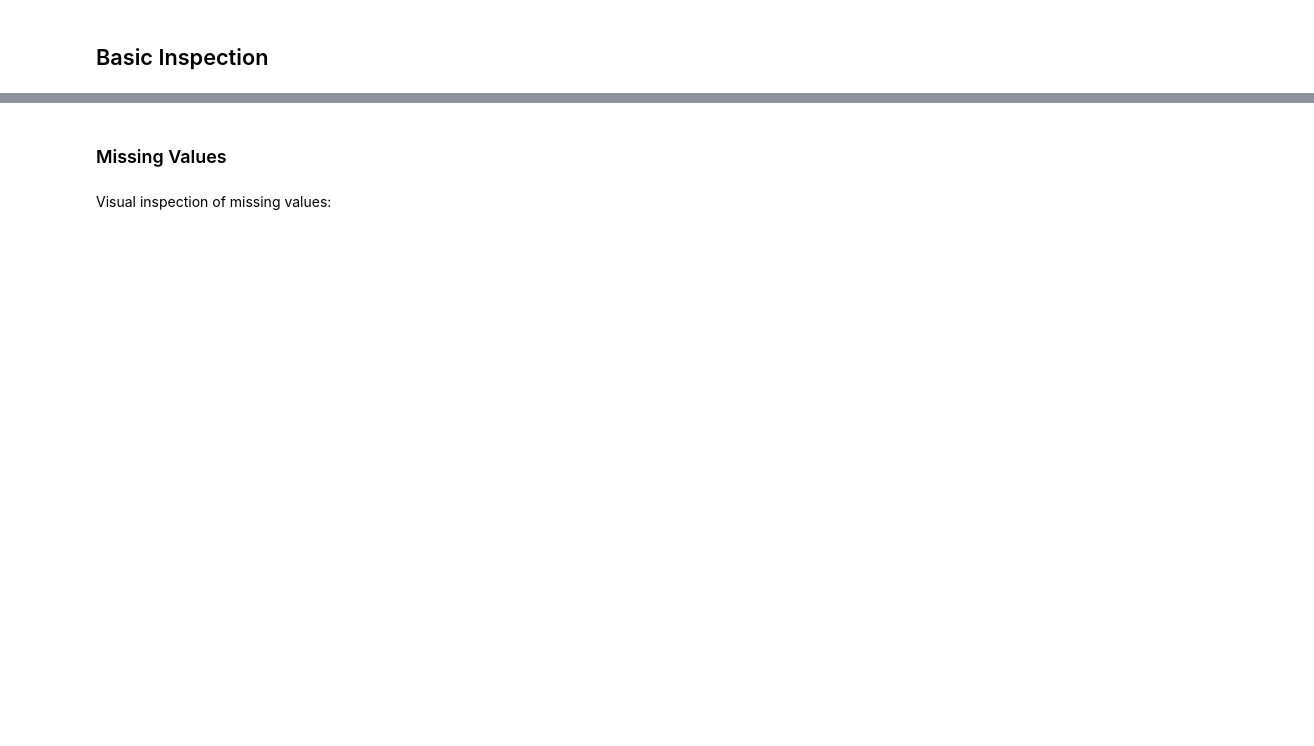
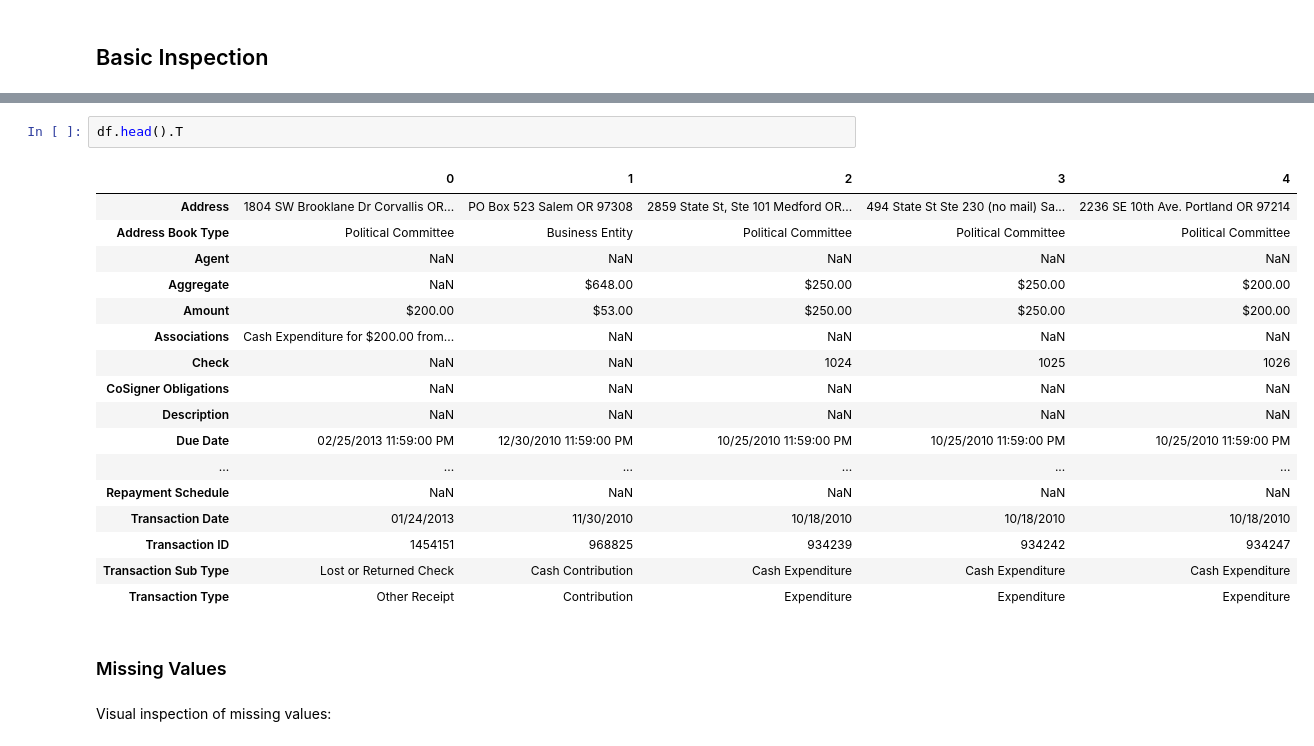
Before and after one commit to hackoregon/elections-2018, a Jupyter notebook: notebooks/transaction_detail_first_batch_QA_mxc.ipynb, the cells around one changed output, grey strips where cells are left out. Cells and saved outputs as stored; diff of their text form; blank space fills up the shorter version.

```diff
--- a/notebooks/transaction_detail_first_batch_QA_mxc.ipynb
+++ b/notebooks/transaction_detail_first_batch_QA_mxc.ipynb
@@ -30,3 +169,23 @@ odf = pd.read_csv(io.StringIO(r.content.decode('utf-8')), dtype='O')
+# %%
+df.head().T
+# %% [output]
+|  | 0 | 1 | 2 | 3 | 4 |
+| Address | 1804 SW Brooklane Dr Corvallis OR... | PO Box 523 Salem OR 97308 | 2859 State St, Ste 101 Medford OR... | 494 State St Ste 230 (no mail) Sa... | 2236 SE 10th Ave. Portland OR 97214 |
+| Address Book Type | Political Committee | Business Entity | Political Committee | Political Committee | Political Committee |
+| Agent | NaN | NaN | NaN | NaN | NaN |
+| Aggregate | NaN | $648.00 | $250.00 | $250.00 | $200.00 |
+| Amount | $200.00 | $53.00 | $250.00 | $250.00 | $200.00 |
+| Associations | Cash Expenditure for $200.00 from... | NaN | NaN | NaN | NaN |
+| Check | NaN | NaN | 1024 | 1025 | 1026 |
+| CoSigner Obligations | NaN | NaN | NaN | NaN | NaN |
+| Description | NaN | NaN | NaN | NaN | NaN |
+| Due Date | 02/25/2013 11:59:00 PM | 12/30/2010 11:59:00 PM | 10/25/2010 11:59:00 PM | 10/25/2010 11:59:00 PM | 10/25/2010 11:59:00 PM |
+| ... | ... | ... | ... | ... | ... |
+| Repayment Schedule | NaN | NaN | NaN | NaN | NaN |
+| Transaction Date | 01/24/2013 | 11/30/2010 | 10/18/2010 | 10/18/2010 | 10/18/2010 |
+| Transaction ID | 1454151 | 968825 | 934239 | 934242 | 934247 |
+| Transaction Sub Type | Lost or Returned Check | Cash Contribution | Cash Expenditure | Cash Expenditure | Cash Expenditure |
+| Transaction Type | Other Receipt | Contribution | Expenditure | Expenditure | Expenditure |
 # %% [markdown]
 ### Missing Values
 # %% [markdown]
```
Also changed, not shown: parts of 26 cells of this notebook.
